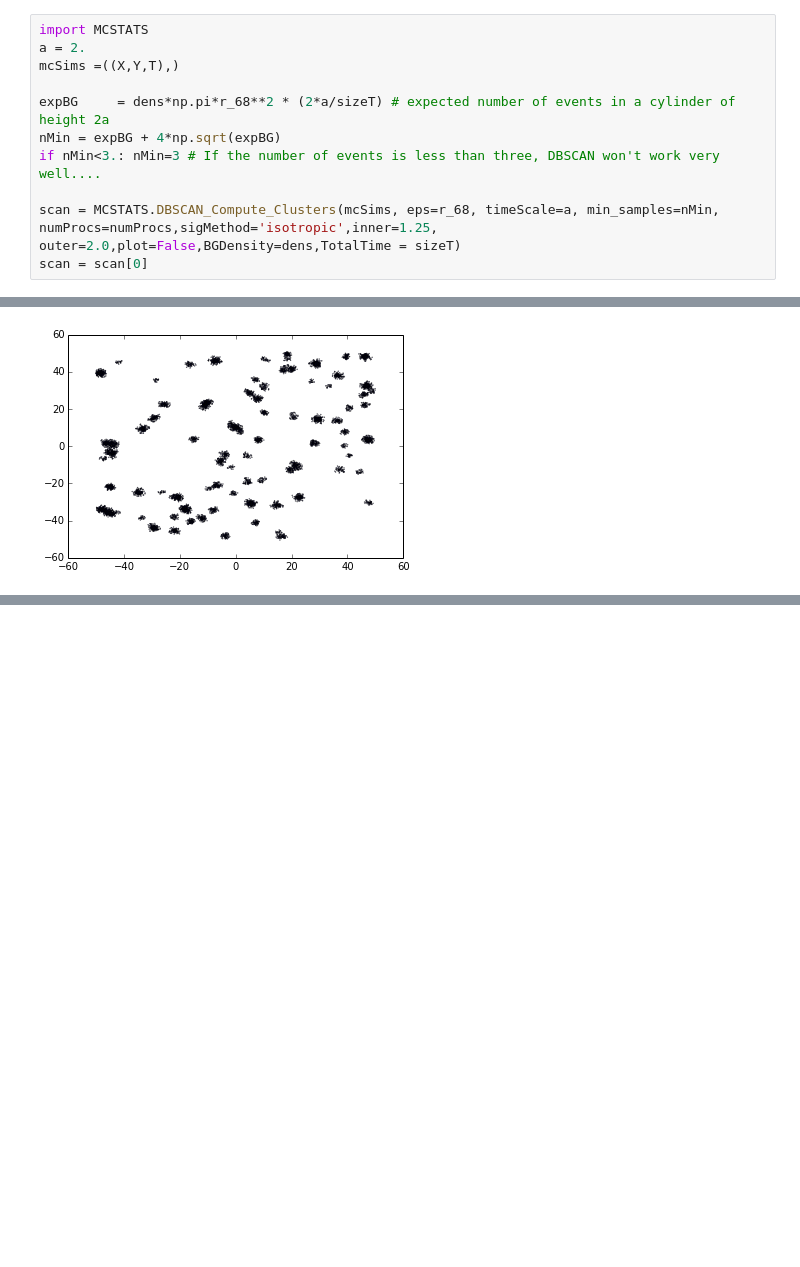
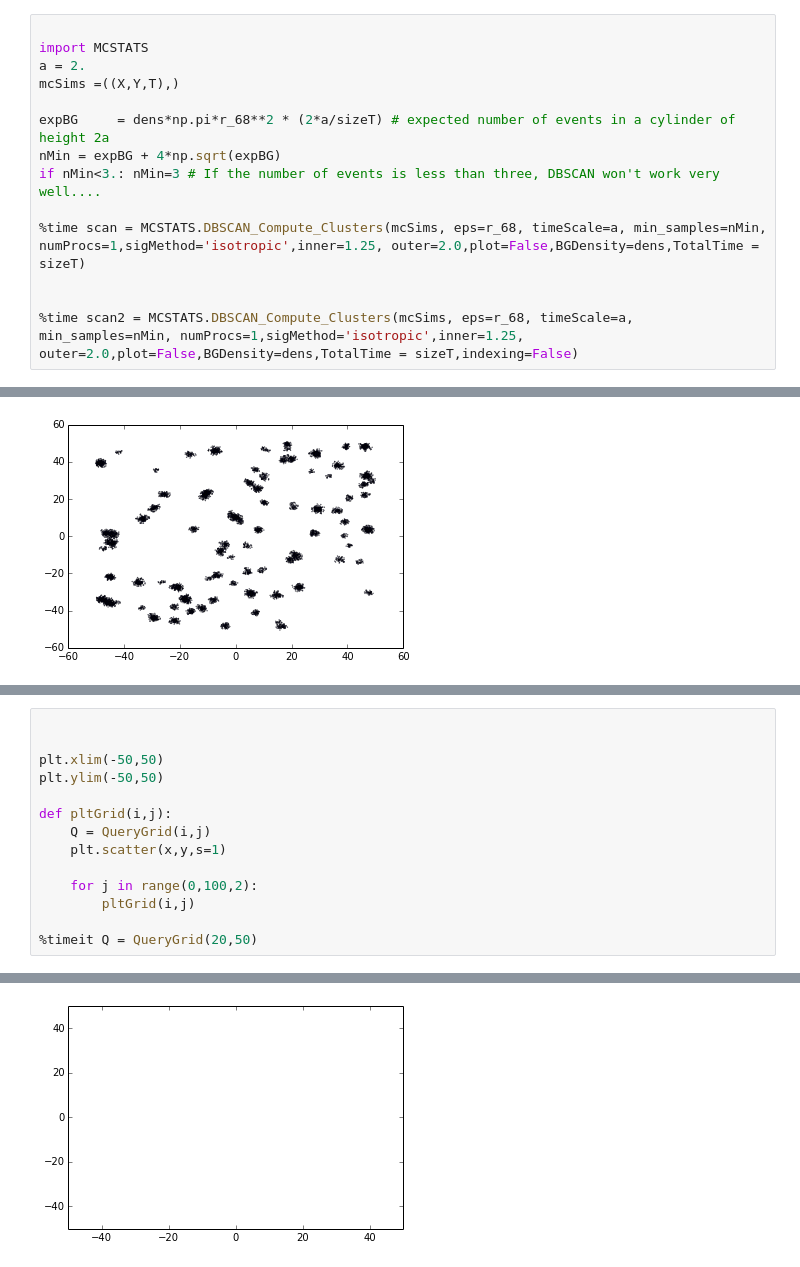
Before and after one commit to erccarls/time_var, a Jupyter notebook: Time_Var_DBSCAN/BDT.ipynb, the cells around one changed output, grey strips where cells are left out. Drawn from its saved outputs; the diff is of its cells as text; blank space fills up the shorter version.

Commit message:
Indexing implemented and tested (via labels)  Need to check plots.

```diff
--- a/Time_Var_DBSCAN/BDT.ipynb
+++ b/Time_Var_DBSCAN/BDT.ipynb
@@ -74,4 +74,5 @@ plt.scatter(X,Y,s=.1)
 # %%
+
 import MCSTATS
 a = 2.
 mcSims =((X,Y,T),)
@@ -80,8 +81,10 @@ expBG     = dens*np.pi*r_68**2 * (2*a/sizeT) # expected number of events in a cy
 nMin = expBG + 4*np.sqrt(expBG)
 if nMin<3.: nMin=3 # If the number of events is less than three, DBSCAN won't work very well....
 
-scan = MCSTATS.DBSCAN_Compute_Clusters(mcSims, eps=r_68, timeScale=a, min_samples=nMin, numProcs=numProcs,sigMethod='isotropic',inner=1.25, outer=2.0,plot=False,BGDensity=dens,TotalTime = sizeT)
-scan = scan[0]
+%time scan = MCSTATS.DBSCAN_Compute_Clusters(mcSims, eps=r_68, timeScale=a, min_samples=nMin, numProcs=1,sigMethod='isotropic',inner=1.25, outer=2.0,plot=False,BGDensity=dens,TotalTime = sizeT)
+
+
+%time scan2 = MCSTATS.DBSCAN_Compute_Clusters(mcSims, eps=r_68, timeScale=a, min_samples=nMin, numProcs=1,sigMethod='isotropic',inner=1.25, outer=2.0,plot=False,BGDensity=dens,TotalTime = sizeT,indexing=False)
 # %%
 cx,cy,ct,N_sig_on,t_burst = np.transpose(src)
 
@@ -150,0 +195,15 @@ ND [-44.40620208   5.45115099  10.34926266  16.           3.69954324]
+# %%
+
+
+plt.xlim(-50,50)
+plt.ylim(-50,50)
+
+def pltGrid(i,j):
+    Q = QueryGrid(i,j)
+    plt.scatter(x,y,s=1)
+
+    for j in range(0,100,2):
+        pltGrid(i,j)
+
+%timeit Q = QueryGrid(20,50)
+# %% [output]
@@ -151 +211,2 @@ ND [-44.40620208   5.45115099  10.34926266  16.           3.69954324]
+[figure, added]
 # %%
```
Also changed, not shown: parts of 4 cells of this notebook, 5 other files.
